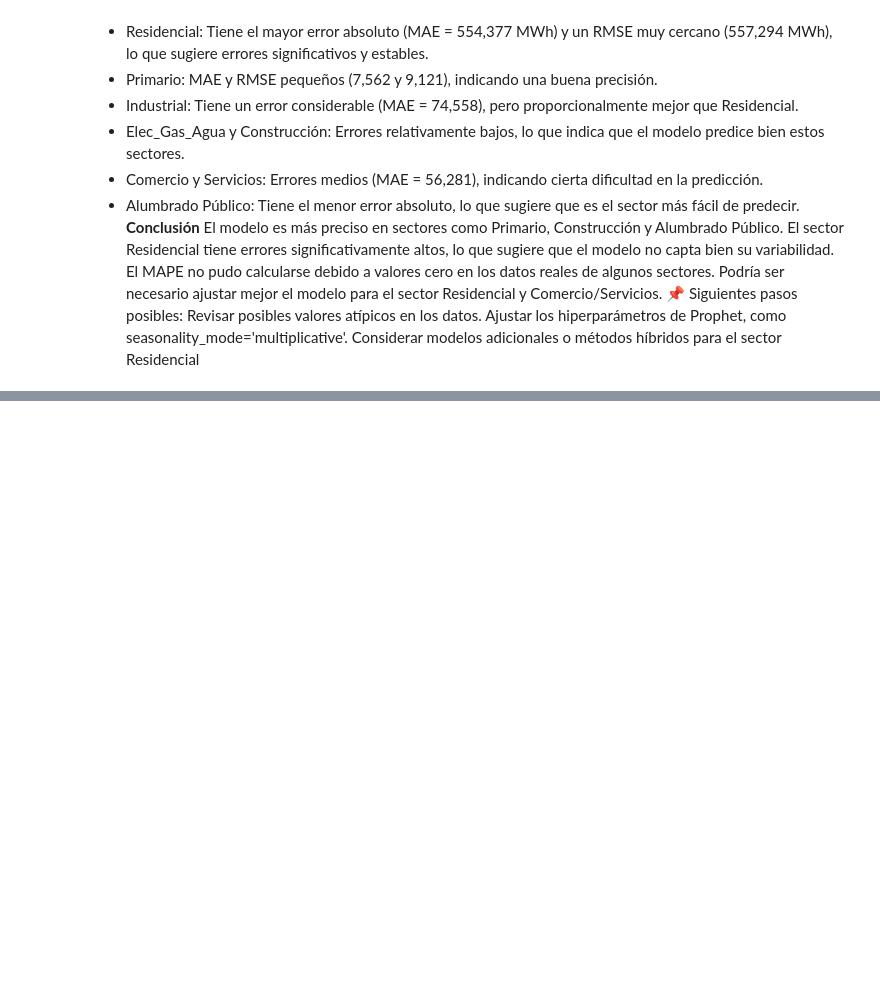
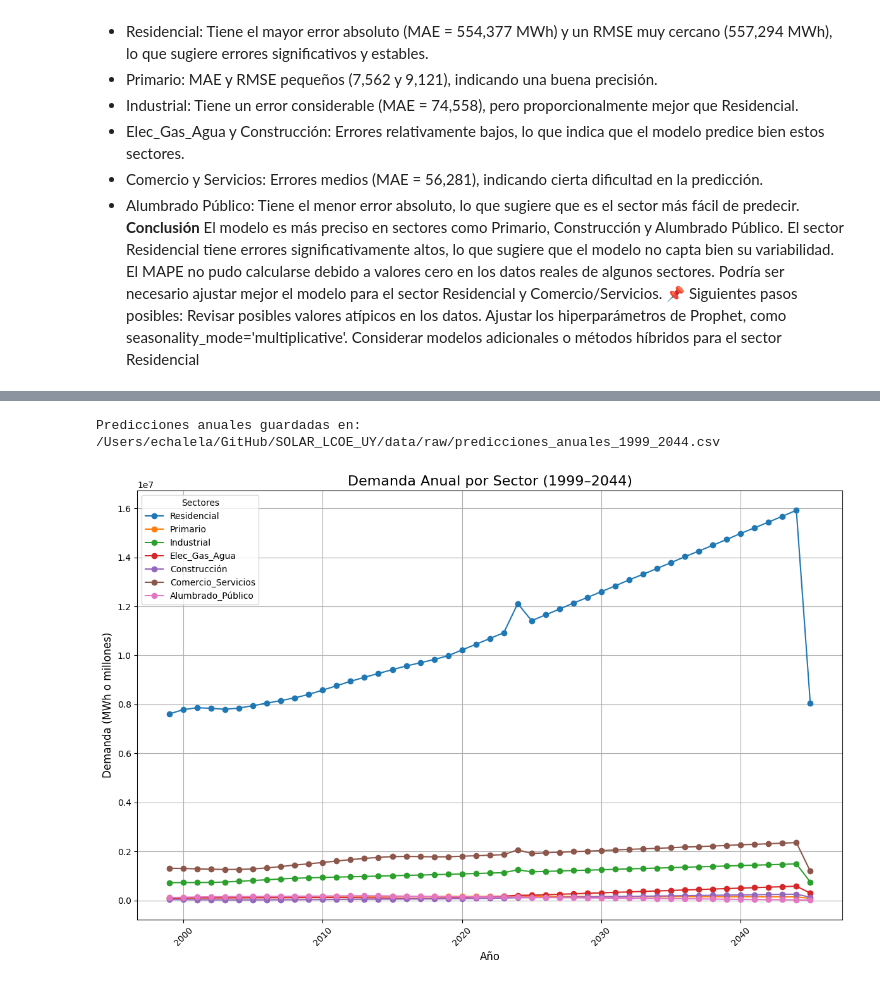
Before and after one commit to EChalela/SOLAR_LCOE_UY, a Jupyter notebook: notebooks/Local/Solo_UTE.ipynb, the cells around one changed output, grey strips where cells are left out. Saved outputs shown, nothing was run; the diff lists cells and outputs as text; code cells hidden in the pictures; blank space fills up the shorter version.

```diff
--- a/notebooks/Local/Solo_UTE.ipynb
+++ b/notebooks/Local/Solo_UTE.ipynb
@@ -556,7 +575,11 @@ for sector, df in datos_por_sector.items():
         metricas[sector] = {"MAE": mae, "RMSE": rmse, "MAPE": mape}
 
     # Crear DataFrame futuro para predicciones (2024-2044, mensual)
-    future = modelo.make_future_dataframe(periods=252, freq='M')
+    future = modelo.make_future_dataframe(periods=252, freq='ME')
+    print(future.describe())
+    print(future.isnull().sum())
+    print(future.head())
+    print(future.dtypes)
     predicciones[sector] = modelo.predict(future)
 
 # Mostrar métricas en formato de tabla
@@ -645,0 +987,35 @@ Considerar modelos adicionales o métodos híbridos para el sector Residencial
+# %%
+# Combinar predicciones
+predicciones_df = pd.concat(predicciones)
+predicciones_df['Año'] = predicciones_df['ds'].dt.year
+
+# Crear tabla anual por sector usando pivot_table para asegurar nombres correctos en columnas
+suma_anual_por_sector = predicciones_df.pivot_table(
+    index='Año',
+    columns='sector',
+    values='yhat',
+    aggfunc='sum'
+)
+
+# Exportar CSV
+output_path = os.path.join(folder_path, 'predicciones_anuales_1999_2044.csv')
+suma_anual_por_sector.to_csv(output_path)
+print(f"Predicciones anuales guardadas en: {output_path}")
+
+# Graficar resultado
+plt.figure(figsize=(12, 8))
+for sector in sectores:
+    if sector in suma_anual_por_sector.columns:
+        plt.plot(suma_anual_por_sector.index, suma_anual_por_sector[sector], marker='o', label=sector)
+
+plt.title('Demanda Anual por Sector (1999–2044)', fontsize=16)
+plt.xlabel('Año', fontsize=12)
+plt.ylabel('Demanda (MWh o millones)', fontsize=12)
+plt.legend(title="Sectores")
+plt.grid(True)
+plt.xticks(rotation=45)
+plt.tight_layout()
+plt.show()
+# %% [output]
+Predicciones anuales guardadas en: /Users/echalela/GitHub/SOLAR_LCOE_UY/data/raw/predicciones_anuales_1999_2044.csv
+[figure, added]
```
Also changed, not shown: parts of 15 cells of this notebook.
